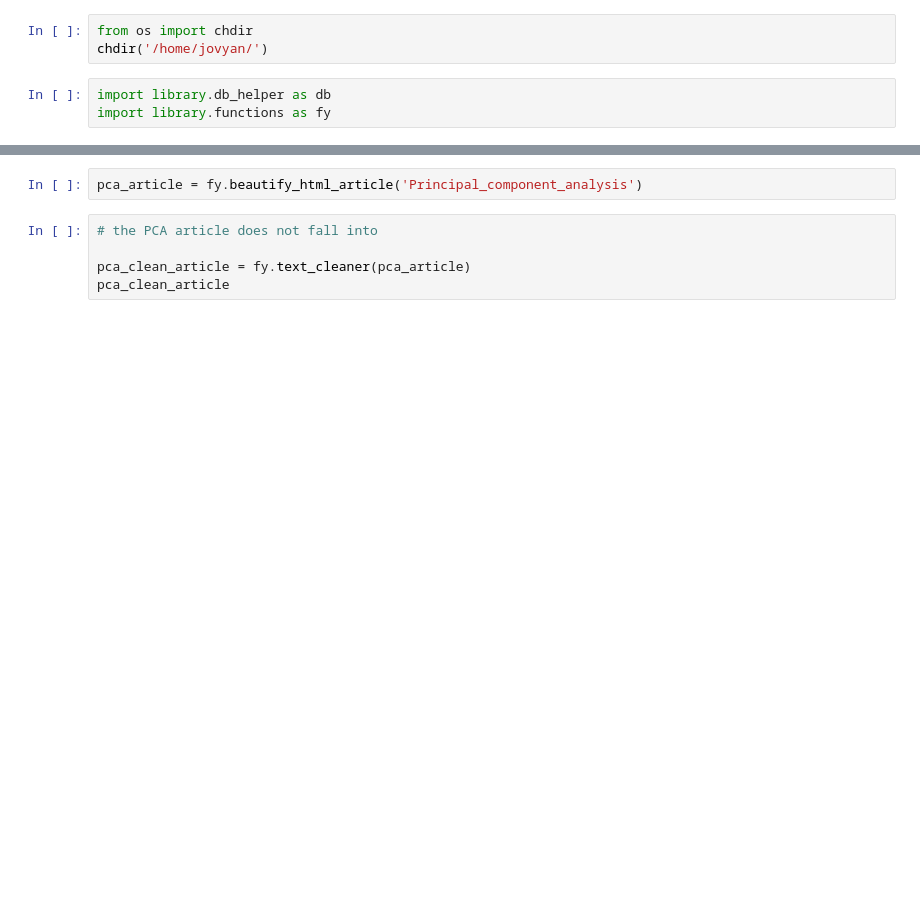
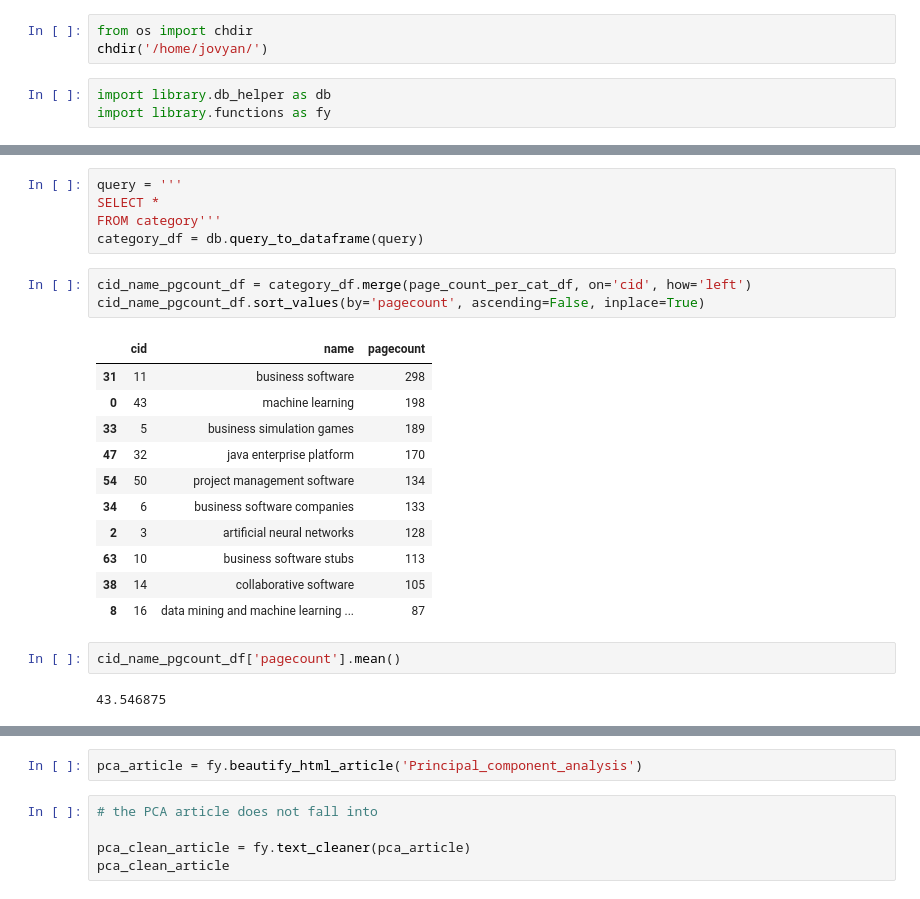
Before and after one commit to datascience-sakshi/Wikipedia_NLP_and_Semantic_Search, a Jupyter notebook: ipynb/Project_4_Part03-Predictive_Category_Model.ipynb, the cells around one changed output, grey strips where cells are left out. Drawn from its saved outputs; the diff is of its cells as text; blank space fills up the shorter version.

```diff
--- a/ipynb/Project_4_Part03-Predictive_Category_Model.ipynb
+++ b/ipynb/Project_4_Part03-Predictive_Category_Model.ipynb
@@ -64,0 +71,24 @@ cat_page_df.sample(5)
+# %%
+query = '''
+SELECT *
+FROM category'''
+category_df = db.query_to_dataframe(query)
+# %%
+cid_name_pgcount_df = category_df.merge(page_count_per_cat_df, on='cid', how='left')
+cid_name_pgcount_df.sort_values(by='pagecount', ascending=False, inplace=True)
+# %% [output]
+|  | cid | name | pagecount |
+| 31 | 11 | business software | 298 |
+| 0 | 43 | machine learning | 198 |
+| 33 | 5 | business simulation games | 189 |
+| 47 | 32 | java enterprise platform | 170 |
+| 54 | 50 | project management software | 134 |
+| 34 | 6 | business software companies | 133 |
+| 2 | 3 | artificial neural networks | 128 |
+| 63 | 10 | business software stubs | 113 |
+| 38 | 14 | collaborative software | 105 |
+| 8 | 16 | data mining and machine learning ... | 87 |
+# %%
+cid_name_pgcount_df['pagecount'].mean()
+# %% [output]
+43.546875
```
Also changed, not shown: parts of 31 cells of this notebook, 3 other files.
